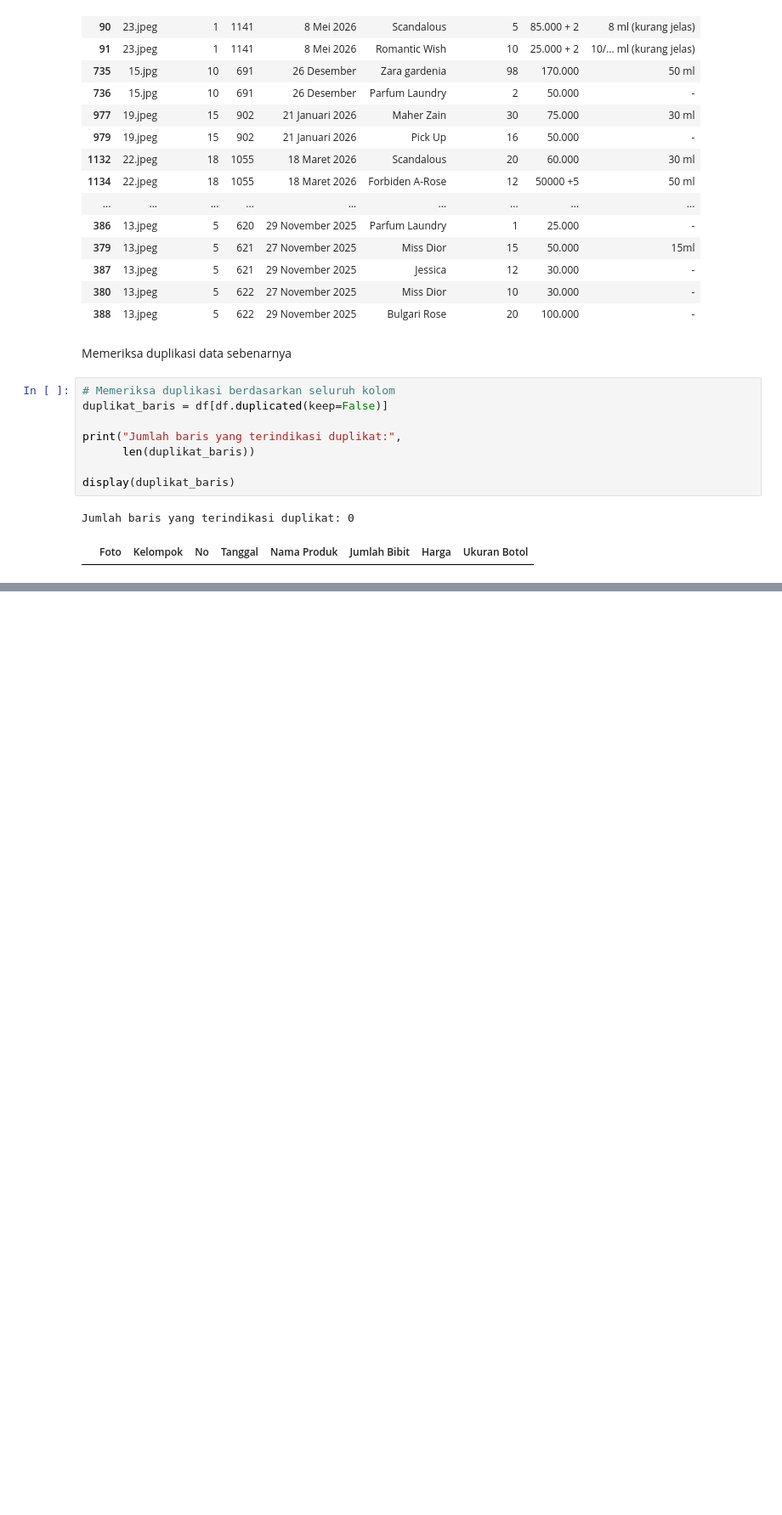
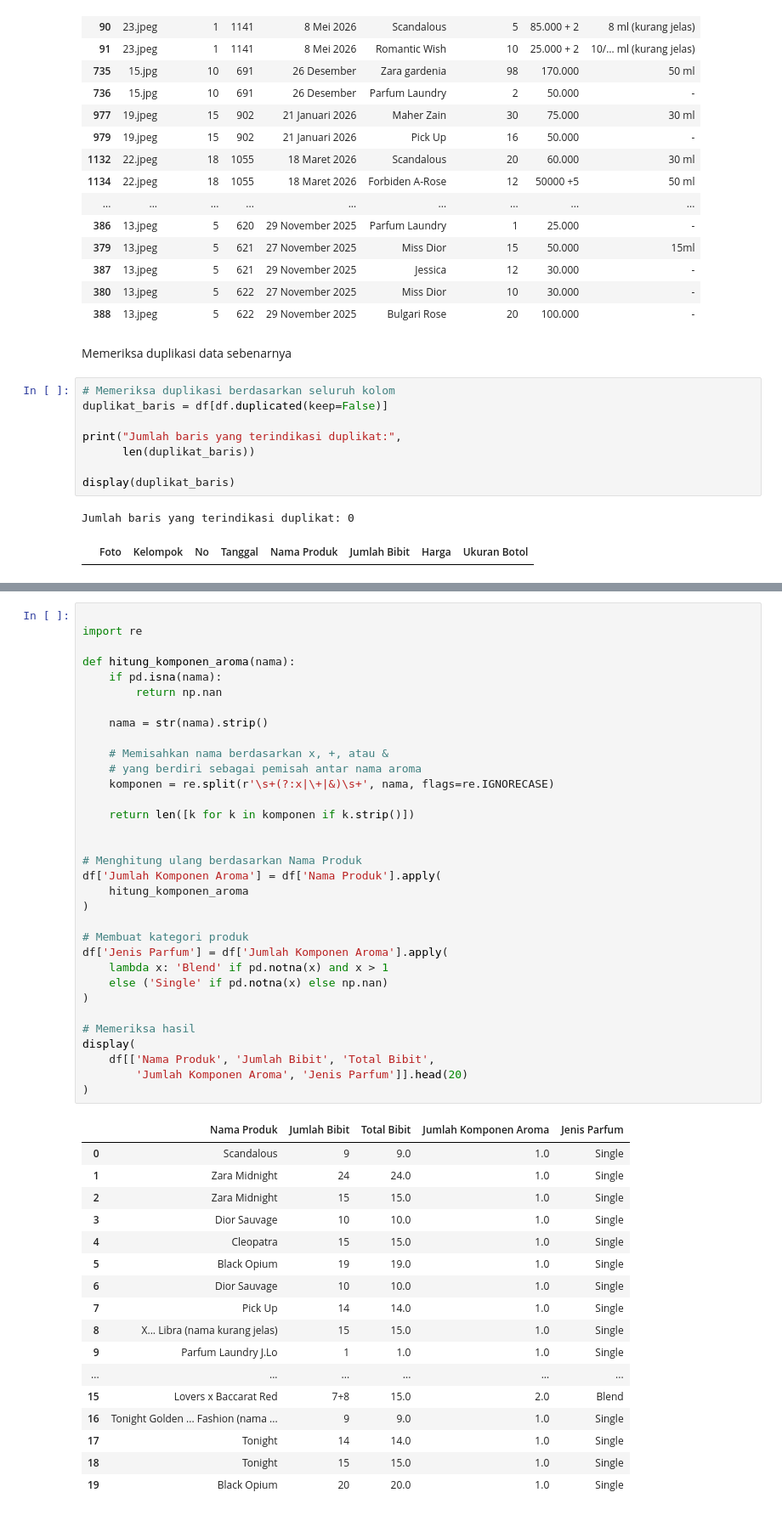
Before and after one commit to kyandap/UAS-Prak-Data-Mining-Parfum, a Jupyter notebook: 01_eda_preprocessing.ipynb, the cells around one changed output, grey strips where cells are left out. Shown at 85% size. Cells and saved outputs as stored; diff of their text form; blank space fills up the shorter version.

```diff
--- a/01_eda_preprocessing.ipynb
+++ b/01_eda_preprocessing.ipynb
@@ -215,0 +386,51 @@ Jumlah baris yang terindikasi duplikat: 0
+# %%
+
+import re
+
+def hitung_komponen_aroma(nama):
+    if pd.isna(nama):
+        return np.nan
+
+    nama = str(nama).strip()
+
+    # Memisahkan nama berdasarkan x, +, atau &
+    # yang berdiri sebagai pemisah antar nama aroma
+    komponen = re.split(r'\s+(?:x|\+|&)\s+', nama, flags=re.IGNORECASE)
+
+    return len([k for k in komponen if k.strip()])
+
+
+# Menghitung ulang berdasarkan Nama Produk
+df['Jumlah Komponen Aroma'] = df['Nama Produk'].apply(
+    hitung_komponen_aroma
+)
+
+# Membuat kategori produk
+df['Jenis Parfum'] = df['Jumlah Komponen Aroma'].apply(
+    lambda x: 'Blend' if pd.notna(x) and x > 1
+    else ('Single' if pd.notna(x) else np.nan)
+)
+
+# Memeriksa hasil
+display(
+    df[['Nama Produk', 'Jumlah Bibit', 'Total Bibit',
+        'Jumlah Komponen Aroma', 'Jenis Parfum']].head(20)
+)
+# %% [output]
+|  | Nama Produk | Jumlah Bibit | Total Bibit | Jumlah Komponen Aroma | Jenis Parfum |
+| 0 | Scandalous | 9 | 9.0 | 1.0 | Single |
+| 1 | Zara Midnight | 24 | 24.0 | 1.0 | Single |
+| 2 | Zara Midnight | 15 | 15.0 | 1.0 | Single |
+| 3 | Dior Sauvage | 10 | 10.0 | 1.0 | Single |
+| 4 | Cleopatra | 15 | 15.0 | 1.0 | Single |
+| 5 | Black Opium | 19 | 19.0 | 1.0 | Single |
+| 6 | Dior Sauvage | 10 | 10.0 | 1.0 | Single |
+| 7 | Pick Up | 14 | 14.0 | 1.0 | Single |
+| 8 | X... Libra (nama kurang jelas) | 15 | 15.0 | 1.0 | Single |
+| 9 | Parfum Laundry J.Lo | 1 | 1.0 | 1.0 | Single |
+| ... | ... | ... | ... | ... | ... |
+| 15 | Lovers x Baccarat Red | 7+8 | 15.0 | 2.0 | Blend |
+| 16 | Tonight Golden ... Fashion (nama ... | 9 | 9.0 | 1.0 | Single |
+| 17 | Tonight | 14 | 14.0 | 1.0 | Single |
+| 18 | Tonight | 15 | 15.0 | 1.0 | Single |
+| 19 | Black Opium | 20 | 20.0 | 1.0 | Single |
```
Also changed, not shown: parts of 97 cells of this notebook.
